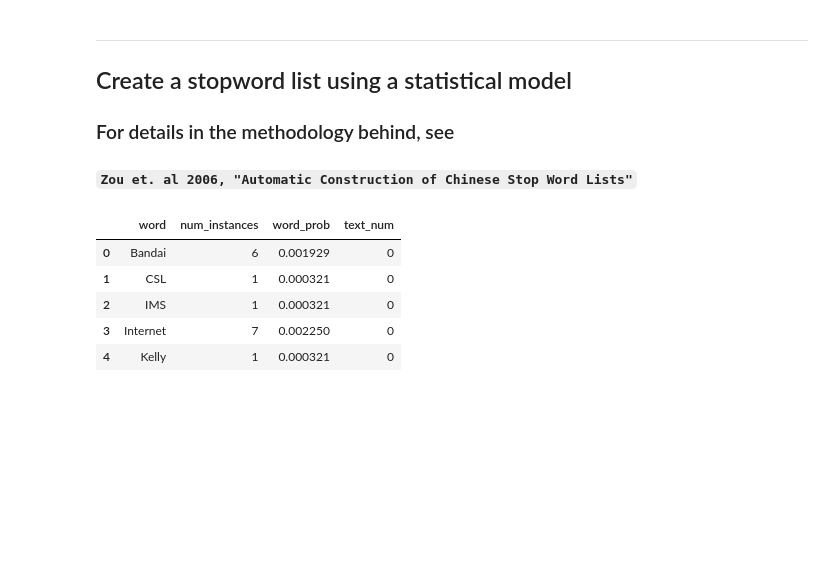
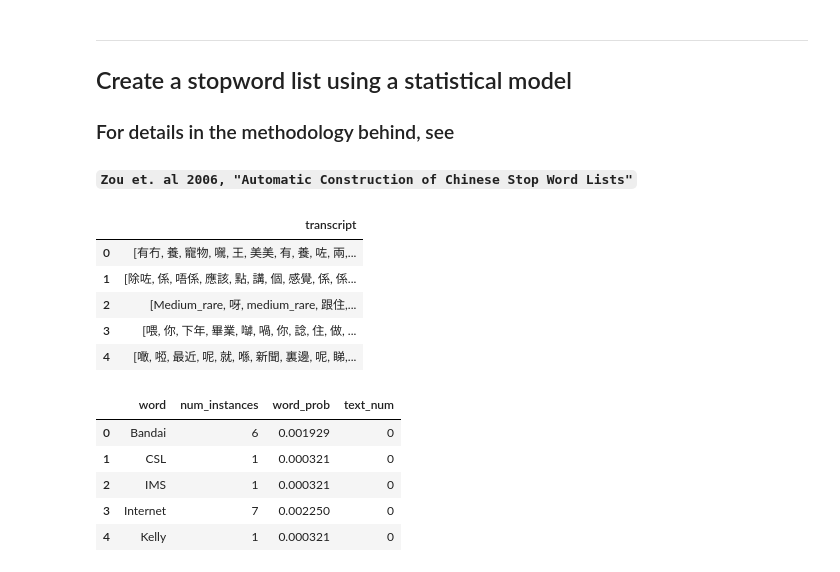
Before and after one commit to cathug/corpus, a Jupyter notebook: hkcancorpus.ipynb, the cells around one changed output. Drawn from its saved outputs; the diff is of its cells as text; code cells hidden in the pictures; blank space fills up the shorter version.

```diff
--- a/hkcancorpus.ipynb
+++ b/hkcancorpus.ipynb
@@ -220,6 +220,14 @@ for d in dataframes:
     df_text.append(np.sum(d['text'].values) )
 # %%
 df_text = pd.DataFrame({'transcript': df_text})
+df_text.head()
+# %% [output]
+|  | transcript |
+| 0 | [有冇, 養, 寵物, 𡃉, 王, 美美, 有, 養, 咗, 兩,... |
+| 1 | [除咗, 係, 唔係, 應該, 點, 講, 個, 感覺, 係, 係... |
+| 2 | [Medium_rare, 呀, medium_rare, 跟住,... |
+| 3 | [喂, 你, 下年, 畢業, 嚹, 喎, 你, 諗, 住, 做, ... |
+| 4 | [噉, 𠻺, 最近, 呢, 就, 喺, 新聞, 裏邊, 呢, 睇,... |
 # %%
 # df_text.head()
 total_num_text = df_text.count()[0]
```
Also changed, not shown: parts of 7 cells of this notebook, 2 other files.
